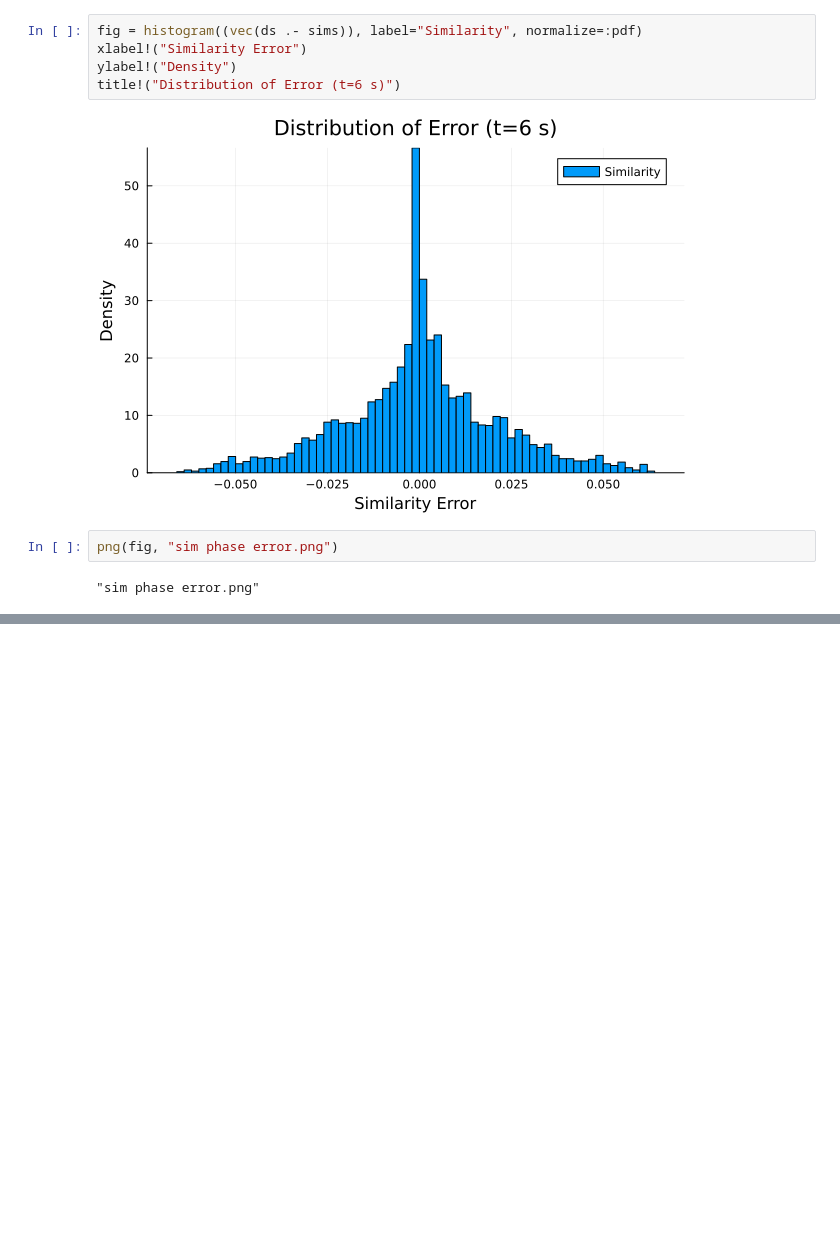
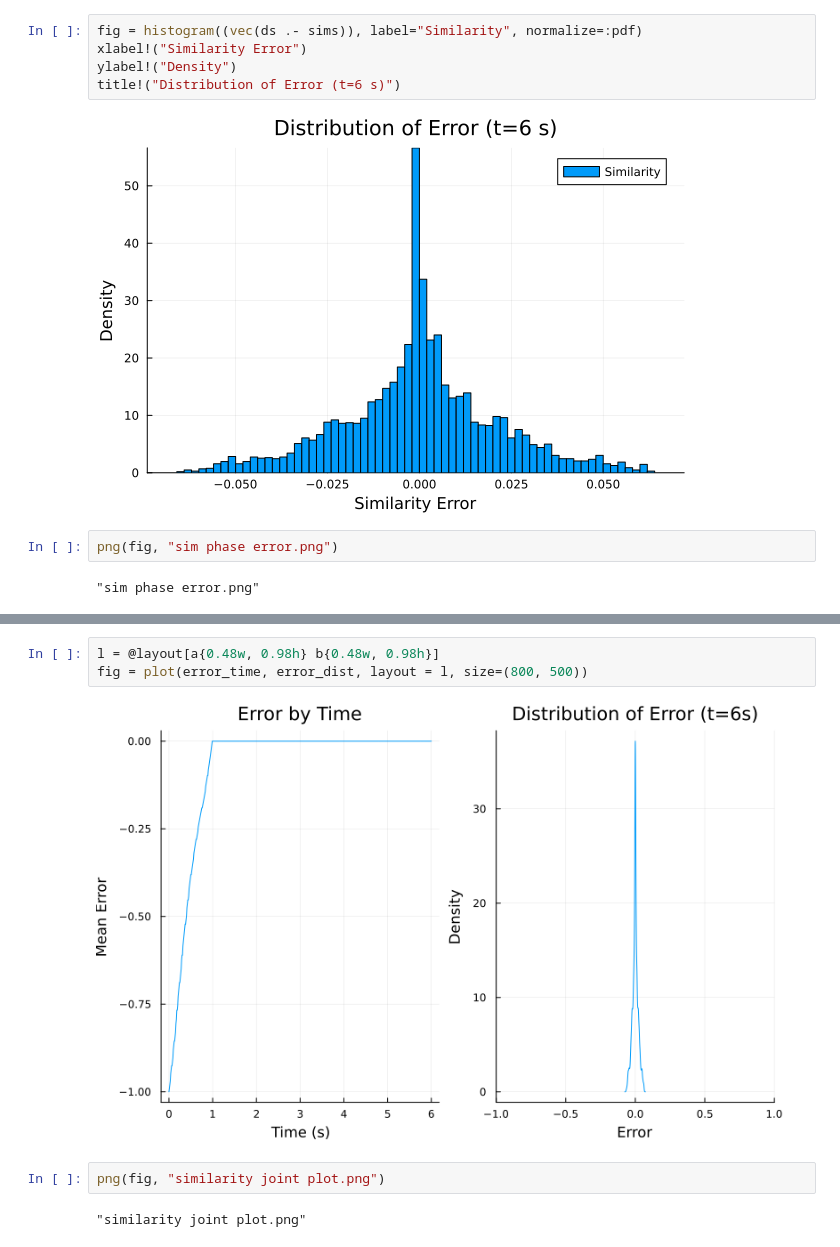
Before and after one commit to wilkieolin/phasor_julia, a Jupyter notebook: similarity test.ipynb, the cells around one changed output, grey strips where cells are left out. Saved outputs shown, nothing was run; the diff lists cells and outputs as text; blank space fills up the shorter version.

```diff
--- a/similarity test.ipynb
+++ b/similarity test.ipynb
@@ -163,2 +191,11 @@ png(fig, "sim error density.png")
 # %% [output]
 "sim error density.png"
+# %%
+l = @layout[a{0.48w, 0.98h} b{0.48w, 0.98h}]
+fig = plot(error_time, error_dist, layout = l, size=(800, 500))
+# %% [output]
+[figure, added]
+# %%
+png(fig, "similarity joint plot.png")
+# %% [output]
+"similarity joint plot.png"
```
Also changed, not shown: parts of 12 cells of this notebook.
